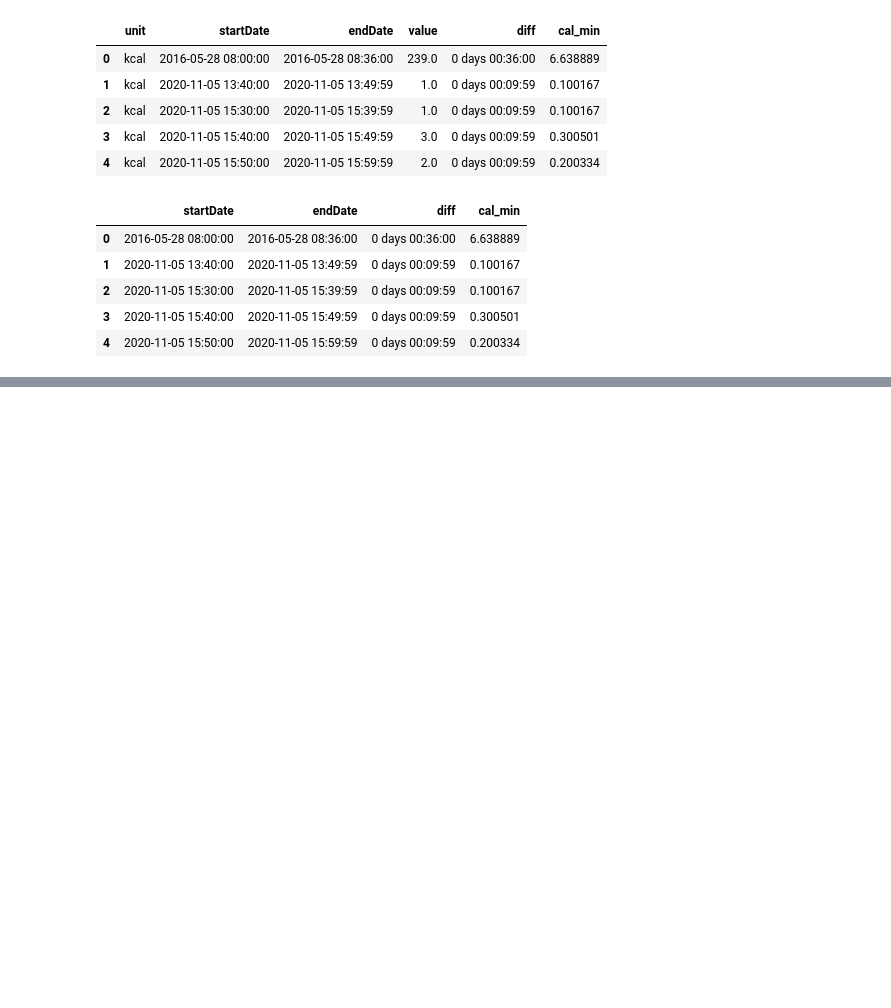
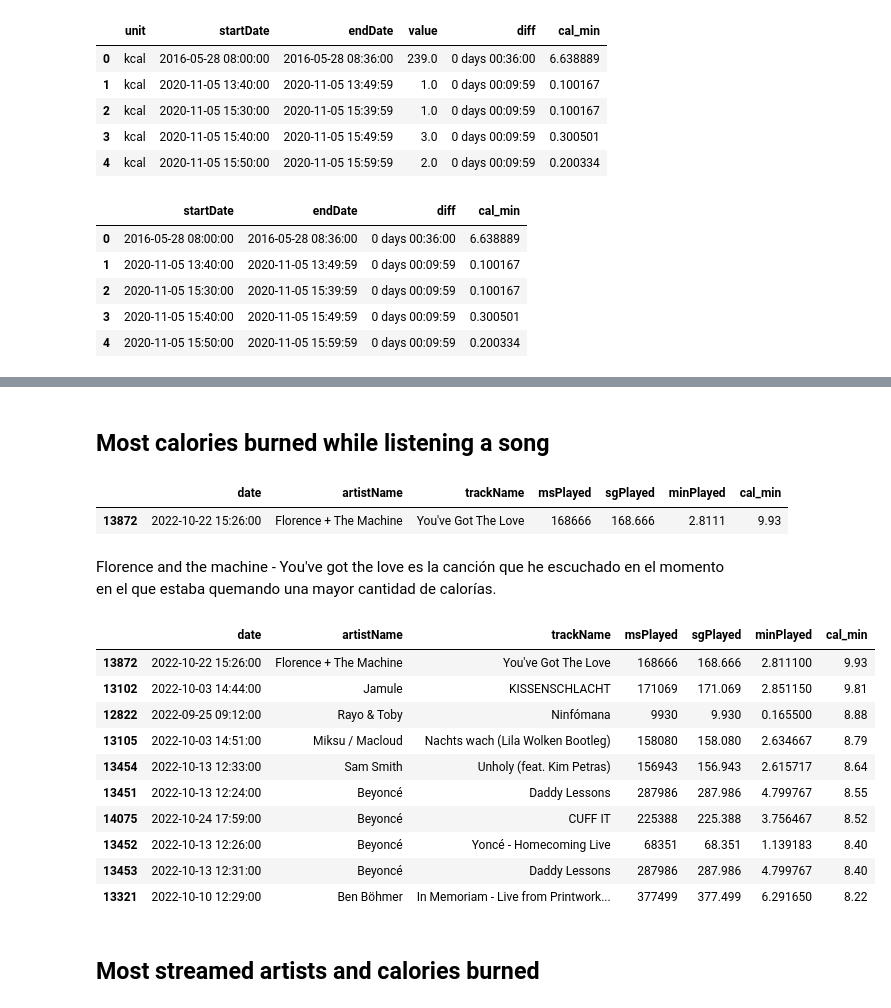
Before and after one commit to mariamino/Music_to_burn_calories_Final_Project, a Jupyter notebook: jupyter/Apple cal.ipynb, the cells around one changed output, grey strips where cells are left out. Saved outputs shown, nothing was run; the diff lists cells and outputs as text; code cells hidden in the pictures; blank space fills up the shorter version.

```diff
--- a/jupyter/Apple cal.ipynb
+++ b/jupyter/Apple cal.ipynb
@@ -121,0 +218,2 @@ IndexingError: Unalignable boolean Series provided as indexer (index of the bool
+# %%
+df.drop_duplicates(subset='date', inplace=True)
@@ -121,0 +233,4 @@ IndexingError: Unalignable boolean Series provided as indexer (index of the bool
+# %%
+music['sgPlayed'] = music['msPlayed']/1000
+# %%
+music['minPlayed'] = music['sgPlayed']/60
@@ -121,0 +239,2 @@ IndexingError: Unalignable boolean Series provided as indexer (index of the bool
+# %%
+music = music.merge(df ,how='left', on= 'date')
@@ -121,0 +254,25 @@ IndexingError: Unalignable boolean Series provided as indexer (index of the bool
+# %% [markdown]
+## Most calories burned while listening a song
+# %%
+music.loc[music['cal_min'] == music['cal_min'].max()]
+# %% [output]
+|  | date | artistName | trackName | msPlayed | sgPlayed | minPlayed | cal_min |
+| 13872 | 2022-10-22 15:26:00 | Florence + The Machine | You've Got The Love | 168666 | 168.666 | 2.8111 | 9.93 |
+# %% [markdown]
+Florence and the machine - You've got the love es la canción que he escuchado en el momento en el que estaba quemando una mayor cantidad de calorías.
+# %%
+music.sort_values(by=['cal_min'], ascending=False)[:10]
+# %% [output]
+|  | date | artistName | trackName | msPlayed | sgPlayed | minPlayed | cal_min |
+| 13872 | 2022-10-22 15:26:00 | Florence + The Machine | You've Got The Love | 168666 | 168.666 | 2.811100 | 9.93 |
+| 13102 | 2022-10-03 14:44:00 | Jamule | KISSENSCHLACHT | 171069 | 171.069 | 2.851150 | 9.81 |
+| 12822 | 2022-09-25 09:12:00 | Rayo & Toby | Ninfómana | 9930 | 9.930 | 0.165500 | 8.88 |
+| 13105 | 2022-10-03 14:51:00 | Miksu / Macloud | Nachts wach (Lila Wolken Bootleg) | 158080 | 158.080 | 2.634667 | 8.79 |
+| 13454 | 2022-10-13 12:33:00 | Sam Smith | Unholy (feat. Kim Petras) | 156943 | 156.943 | 2.615717 | 8.64 |
+| 13451 | 2022-10-13 12:24:00 | Beyoncé | Daddy Lessons | 287986 | 287.986 | 4.799767 | 8.55 |
+| 14075 | 2022-10-24 17:59:00 | Beyoncé | CUFF IT | 225388 | 225.388 | 3.756467 | 8.52 |
+| 13452 | 2022-10-13 12:26:00 | Beyoncé | Yoncé - Homecoming Live | 68351 | 68.351 | 1.139183 | 8.40 |
+| 13453 | 2022-10-13 12:31:00 | Beyoncé | Daddy Lessons | 287986 | 287.986 | 4.799767 | 8.40 |
+| 13321 | 2022-10-10 12:29:00 | Ben Böhmer | In Memoriam - Live from Printwork... | 377499 | 377.499 | 6.291650 | 8.22 |
+# %% [markdown]
+## Most streamed artists and calories burned
```
Also changed, not shown: parts of 82 cells of this notebook, 4 other files.
